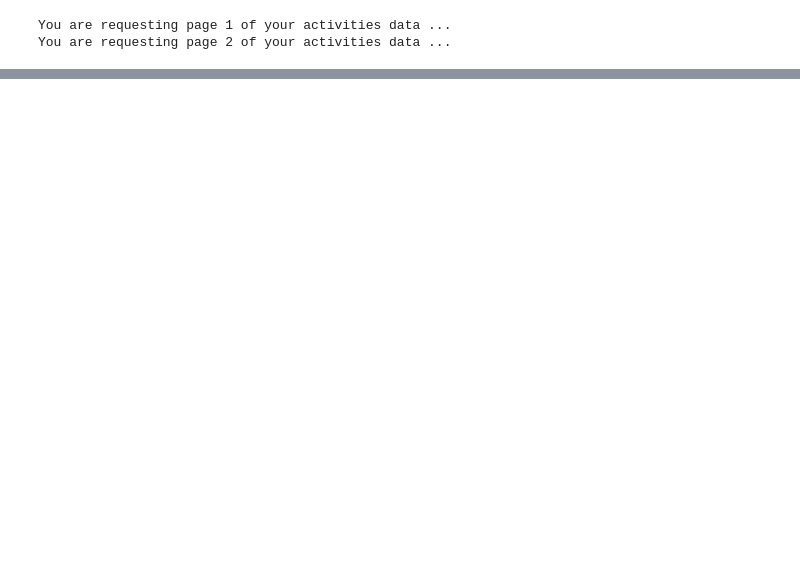
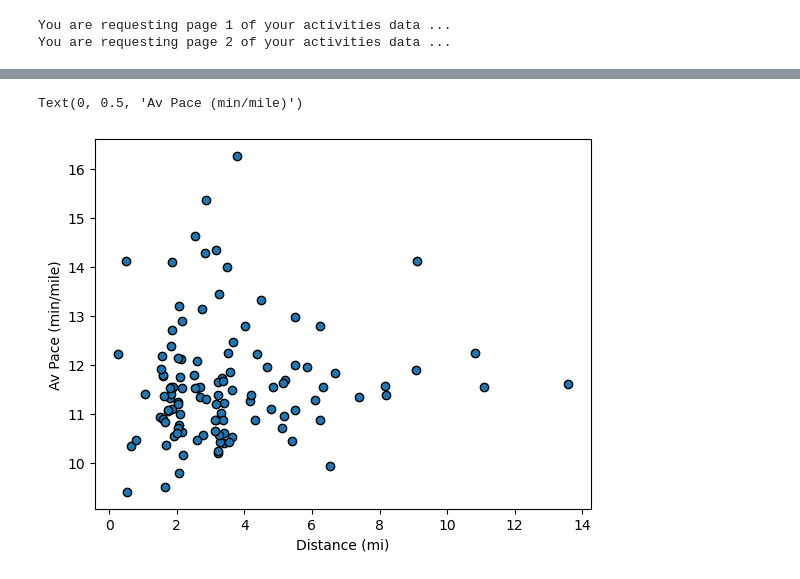
Before and after one commit to muralikgs/running-analysis, a Jupyter notebook: codes/running-analysis.ipynb, the cells around one changed output, grey strips where cells are left out. Cells and saved outputs as stored; diff of their text form; code cells hidden in the pictures; blank space fills up the shorter version.

```diff
--- a/codes/running-analysis.ipynb
+++ b/codes/running-analysis.ipynb
@@ -113,3 +200,15 @@ _ = plt.legend()
+# %%
+fig, axs = plt.subplots(1)
+
+df_post_su23 = df[df["date"] > dt.datetime.strptime("2023-08-15", "%Y-%m-%d").date()]
+
+axs.scatter(df_post_su23["distance"], df_post_su23["average_pace"], edgecolor='k')
+
+axs.set_xlabel("Distance (mi)")
+axs.set_ylabel("Av Pace (min/mile)")
+# %% [output]
+Text(0, 0.5, 'Av Pace (min/mile)')
+[figure, added]
 # %%
 mean_per_shoe = dict()
 std_per_shoe = dict()
```
Also changed, not shown: parts of 14 cells of this notebook.
